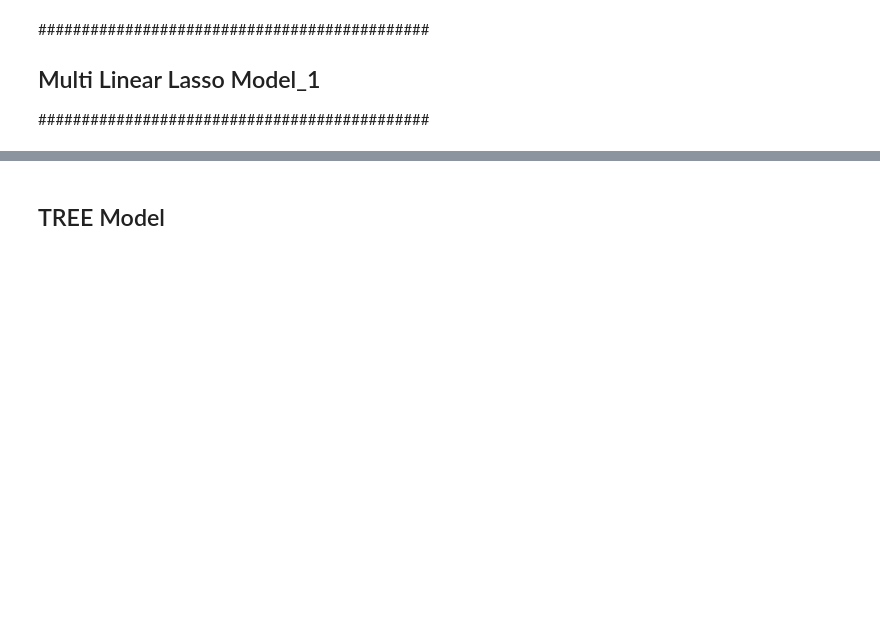
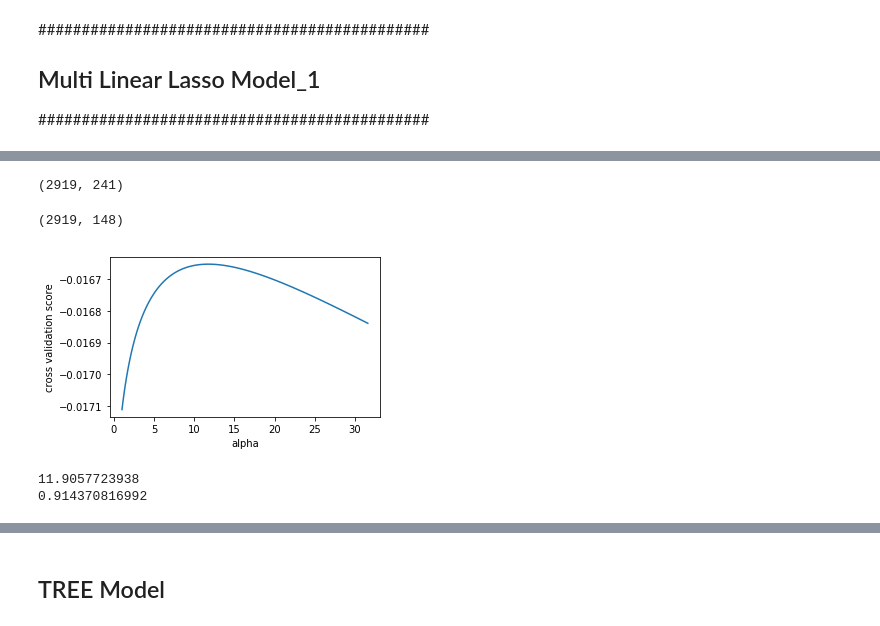
Before and after one commit to joshualee791204/Octopus, a Jupyter notebook: Jason/Models.ipynb, the cells around one changed output, grey strips where cells are left out. Cells and saved outputs as stored; diff of their text form; code cells hidden in the pictures; blank space fills up the shorter version.

```diff
--- a/Jason/Models.ipynb
+++ b/Jason/Models.ipynb
@@ -248,0 +204,7 @@ model_to_csv(lasso_3, x_test, test_ID, 'mul_lasso_1st.csv')
+# %%
+#call the impute function in process module
+one_hot_df = impute_multi_1(all_data)
+
+#label encode the ordered category
+one_hot_df = label_en(one_hot_df)
+one_hot_df.head()
@@ -248,0 +218,7 @@ model_to_csv(lasso_3, x_test, test_ID, 'mul_lasso_1st.csv')
+# %%
+#use one_hot encoding to dummify all the category data
+one_hot_df = pd.get_dummies(one_hot_df, drop_first=True, dummy_na=True)
+# %%
+one_hot_df.shape
+# %% [output]
+(2919, 241)
@@ -248,0 +235,39 @@ model_to_csv(lasso_3, x_test, test_ID, 'mul_lasso_1st.csv')
+# %%
+#use func drop_minor to delete the minor class(<70) in dumified feature
+one_hot_df.drop(drop_minor(one_hot_df), axis=1, inplace=True)
+# %%
+one_hot_df.shape
+# %% [output]
+(2919, 148)
+# %%
+#choose the first 1460 as train sample
+x_train = one_hot_df.iloc[list(range(1460)),:]
+#choose the first 1460 as train sample
+x_test = one_hot_df.iloc[list(range(1460,2919)),:]
+#y_train transformation. y=log(y-MiscValue)
+y_train = [log((y_train_raw[i] - x_train_raw['MiscVal'][i])) for i in range(len(y_train_raw))]
+# %%
+from sklearn import linear_model
+from sklearn.model_selection import cross_val_score
+alphas = np.logspace(0, 1.5, 100)
+
+plt.figure(figsize=(5, 3))
+
+scores = [cross_val_score(linear_model.Ridge(alpha, normalize=False), x_train, y_train, cv=5, scoring='neg_mean_squared_error').mean() for alpha in alphas]
+plt.plot(alphas, scores)
+
+plt.legend(loc='lower left')
+plt.xlabel('alpha')
+plt.ylabel('cross validation score')
+plt.tight_layout()
+plt.show()
+# %% [output]
+[figure, added]
+# %%
+ridge_2 = linear_model.Ridge(alphas[np.argmax(scores)], normalize=False)
+ridge_2.fit(x_train, y_train)
+print(alphas[np.argmax(scores)])
+print(ridge_2.score(x_train, y_train))
+# %% [output]
+11.9057723938
+0.914370816992
```
Also changed, not shown: parts of 46 cells of this notebook, 11 other files.
